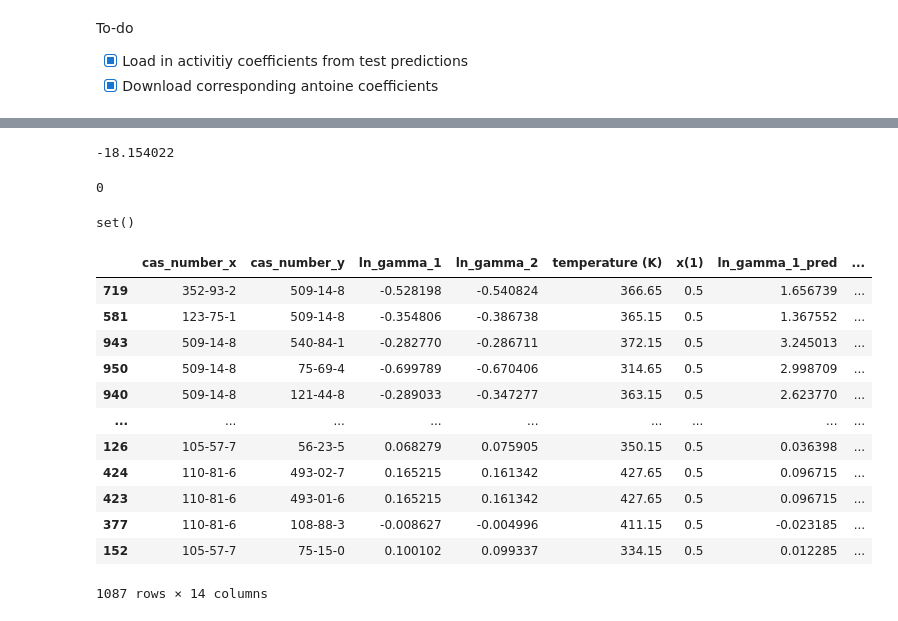
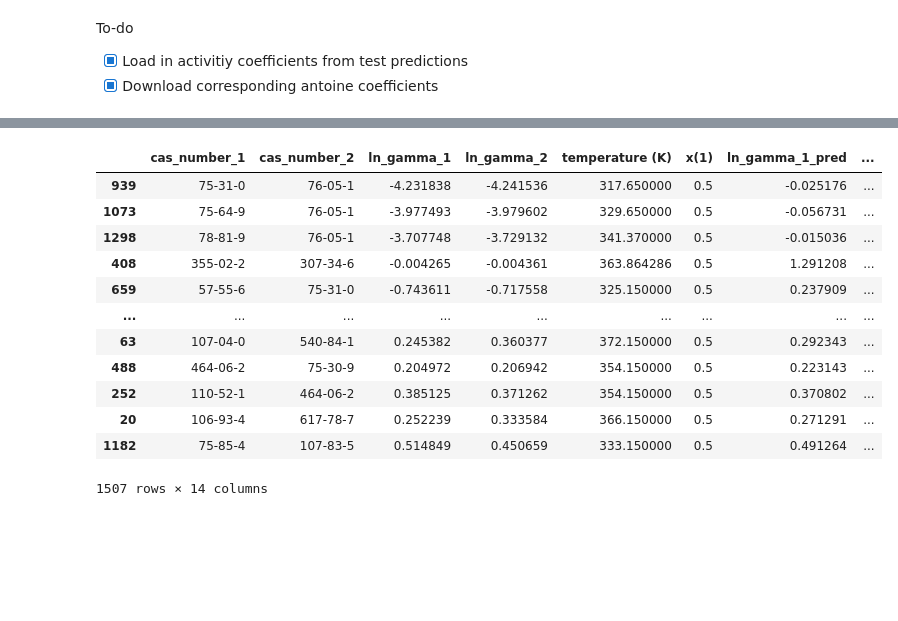
Before and after one commit to sustainable-processes/deep_gamma, a Jupyter notebook: nbs/visualize_pxy.ipynb, the cells around one changed output, grey strips where cells are left out. Saved outputs shown, nothing was run; the diff lists cells and outputs as text; code cells hidden in the pictures; blank space fills up the shorter version.

```diff
--- a/nbs/visualize_pxy.ipynb
+++ b/nbs/visualize_pxy.ipynb
@@ -51,25 +16,17 @@ test_df = pd.read_csv("../data/05_model_input/cosmo/test_indp.csv")
 print(test_df.shape)
 test_df_features = pd.read_csv("../data/05_model_input/cosmo/test_indp_features.csv")
 test_df = pd.concat([test_df, test_df_features], axis=1)
-# test_df_pred = pd.read_csv("../data/07_model_output/cosmo/DG-TLCB_test_indp_preds.csv")
-# test_df_pred = test_df_pred[["ln_gamma_1", "ln_gamma_2"]]
-# test_df_pred = test_df_pred.rename(lambda x: x + "_pred", axis=1)
-# test_df = pd.concat([test_df, test_df_pred], axis=1)
+test_df_pred = pd.read_csv("../data/07_model_output/cosmo/DG-TLCB_test_indp_preds.csv")
+test_df_pred = test_df_pred[["ln_gamma_1", "ln_gamma_2"]]
+test_df_pred = test_df_pred.rename(lambda x: x + "_pred", axis=1)
+test_df = pd.concat([test_df, test_df_pred], axis=1)
+for i in range(1, 3):
+    test_df["error"]  = (test_df[f"ln_gamma_{i}"] - test_df[f"ln_gamma_{i}_pred"]).abs()
+    test_df[f"gamma_{i}"] = np.exp(test_df[f"ln_gamma_{i}"])
+    test_df[f"gamma_{i}_pred"] = np.exp(test_df[f"ln_gamma_{i}_pred"])
+test_df_grouped = test_df.groupby(by=["cas_number_1", "cas_number_2"]).mean().reset_index()
+test_df_grouped = test_df_grouped[["cas_number_1", "cas_number_2", "error"]]
 print(test_df.shape)
-# test_df = test_df.merge(molecule_list, left_on="smiles_1", right_on="smiles", how="inner")
-# print(test_df.shape)
-# test_df = test_df.drop(columns=["smiles"]).rename(columns={"solvent_name_1": "name_1"})
-# test_df = test_df.merge(molecule_list, left_on="smiles_2", right_on="smiles", how="inner")
-# test_df = test_df.drop(columns=["smiles"]).rename(columns={"solvent_name_1": "name_2"})
-# print(test_df.shape)
-# for i in range(1, 3):
-#     test_df["error"]  = (test_df[f"ln_gamma_{i}"] - test_df[f"ln_gamma_{i}_pred"]).abs()
-#     test_df[f"gamma_{i}"] = np.exp(test_df[f"ln_gamma_{i}"])
-#     test_df[f"gamma_{i}_pred"] = np.exp(test_df[f"ln_gamma_{i}_pred"])
-# test_df_grouped = test_df.groupby(by=["cas_number_x", "cas_number_y"]).mean().reset_index()
-# test_df_grouped = test_df_grouped[["cas_number_x", "cas_number_y", "error"]]
-
-# test_df_grouped.sort_values("error")
 test_df.columns
 # %% [output]
 (579458, 8)
@@ -233,8 +192,8 @@ def is_good_response(resp):
 # %%
 # Download Antoine coefficients from NIST
 all_names = pd.concat([
-    test_df[["cas_number_x", "temperature (K)"]].rename(columns={"cas_number_x": "cas_number"}),
-    test_df[["cas_number_y", "temperature (K)"]].rename(columns={"cas_number_y": "cas_number"})
+    test_df[["cas_number_1", "temperature (K)"]].rename(columns={"cas_number_1": "cas_number"}),
+    test_df[["cas_number_2", "temperature (K)"]].rename(columns={"cas_number_2": "cas_number"})
 ])
 all_names_grouped = all_names.drop_duplicates().groupby("cas_number")
 n = all_names["cas_number"].nunique()
@@ -251,22 +208,7 @@ train_df = pd.read_csv('../data/05_model_input/cosmo/train.csv')
-# %%
-train_df["ln_gamma_1"].min()
-# %% [output]
--18.154022
-# %%
-smiles_train = np.concatenate([train_df["smiles_1"].unique(),train_df["smiles_2"].unique()])
-smiles_test = np.concatenate([test_df["smiles_1"].unique(),test_df["smiles_2"].unique()])
-smiles_train_set = set(smiles_train)
-smiles_test_set = set(smiles_test)
-in_both = smiles_train_set.intersection(smiles_test_set)
-print(len(in_both))
-in_both
-# %% [output]
-0
-set()
 # %%
 test_df = test_df.merge(
     antoine_data,
-    left_on=["temperature (K)", "cas_number_x"],
+    left_on=["temperature (K)", "cas_number_1"],
     right_on=["temperature (K)", "cas_number"],
     how="left"
 )
@@ -274,7 +216,7 @@ test_df = test_df.drop("cas_number", axis=1)
 test_df = test_df.rename(columns={"A": "A_1", "B": "B_1", "C": "C_1"})
 test_df = test_df.merge(
     antoine_data,
-    left_on=["temperature (K)", "cas_number_y"],
+    left_on=["temperature (K)", "cas_number_2"],
     right_on=["temperature (K)", "cas_number"],
     how="left"
 )
@@ -283,18 +225,19 @@ test_df = test_df.rename(columns={"A": "A_2", "B": "B_2", "C": "C_2"})
 test_df["antoine_exists"] = test_df["A_1"].notnull() & test_df["B_1"].notnull() & test_df["C_1"].notnull() & test_df["A_2"].notnull() & test_df["B_2"].notnull() & test_df["C_2"].notnull()
 # %%
 # Rank pairs by error and only include those with Antoine data
-test_df[test_df["antoine_exists"] == True].groupby(["cas_number_x", "cas_number_y"]).mean().reset_index().sort_values("error", ascending=False)
+rank_df = test_df[test_df["antoine_exists"] == True].groupby(["cas_number_1", "cas_number_2"]).mean().reset_index().sort_values("error", ascending=False)
+rank_df
 # %% [output]
-|  | cas_number_x | cas_number_y | ln_gamma_1 | ln_gamma_2 | temperature (K) | x(1) | ln_gamma_1_pred | ... |
-| 719 | 352-93-2 | 509-14-8 | -0.528198 | -0.540824 | 366.65 | 0.5 | 1.656739 | ... |
-| 581 | 123-75-1 | 509-14-8 | -0.354806 | -0.386738 | 365.15 | 0.5 | 1.367552 | ... |
-| 943 | 509-14-8 | 540-84-1 | -0.282770 | -0.286711 | 372.15 | 0.5 | 3.245013 | ... |
-| 950 | 509-14-8 | 75-69-4 | -0.699789 | -0.670406 | 314.65 | 0.5 | 2.998709 | ... |
-| 940 | 509-14-8 | 121-44-8 | -0.289033 | -0.347277 | 363.15 | 0.5 | 2.623770 | ... |
+|  | cas_number_1 | cas_number_2 | ln_gamma_1 | ln_gamma_2 | temperature (K) | x(1) | ln_gamma_1_pred | ... |
+| 939 | 75-31-0 | 76-05-1 | -4.231838 | -4.241536 | 317.650000 | 0.5 | -0.025176 | ... |
+| 1073 | 75-64-9 | 76-05-1 | -3.977493 | -3.979602 | 329.650000 | 0.5 | -0.056731 | ... |
+| 1298 | 78-81-9 | 76-05-1 | -3.707748 | -3.729132 | 341.370000 | 0.5 | -0.015036 | ... |
+| 408 | 355-02-2 | 307-34-6 | -0.004265 | -0.004361 | 363.864286 | 0.5 | 1.291208 | ... |
+| 659 | 57-55-6 | 75-31-0 | -0.743611 | -0.717558 | 325.150000 | 0.5 | 0.237909 | ... |
 | ... | ... | ... | ... | ... | ... | ... | ... | ... |
-| 126 | 105-57-7 | 56-23-5 | 0.068279 | 0.075905 | 350.15 | 0.5 | 0.036398 | ... |
-| 424 | 110-81-6 | 493-02-7 | 0.165215 | 0.161342 | 427.65 | 0.5 | 0.096715 | ... |
-| 423 | 110-81-6 | 493-01-6 | 0.165215 | 0.161342 | 427.65 | 0.5 | 0.096715 | ... |
-| 377 | 110-81-6 | 108-88-3 | -0.008627 | -0.004996 | 411.15 | 0.5 | -0.023185 | ... |
-| 152 | 105-57-7 | 75-15-0 | 0.100102 | 0.099337 | 334.15 | 0.5 | 0.012285 | ... |
+| 63 | 107-04-0 | 540-84-1 | 0.245382 | 0.360377 | 372.150000 | 0.5 | 0.292343 | ... |
+| 488 | 464-06-2 | 75-30-9 | 0.204972 | 0.206942 | 354.150000 | 0.5 | 0.223143 | ... |
+| 252 | 110-52-1 | 464-06-2 | 0.385125 | 0.371262 | 354.150000 | 0.5 | 0.370802 | ... |
+| 20 | 106-93-4 | 617-78-7 | 0.252239 | 0.333584 | 366.150000 | 0.5 | 0.271291 | ... |
+| 1182 | 75-85-4 | 107-83-5 | 0.514849 | 0.450659 | 333.150000 | 0.5 | 0.491264 | ... |
-1087 rows × 14 columns
+1507 rows × 14 columns
```
Also changed, not shown: parts of 6 cells of this notebook, 3 other files.
